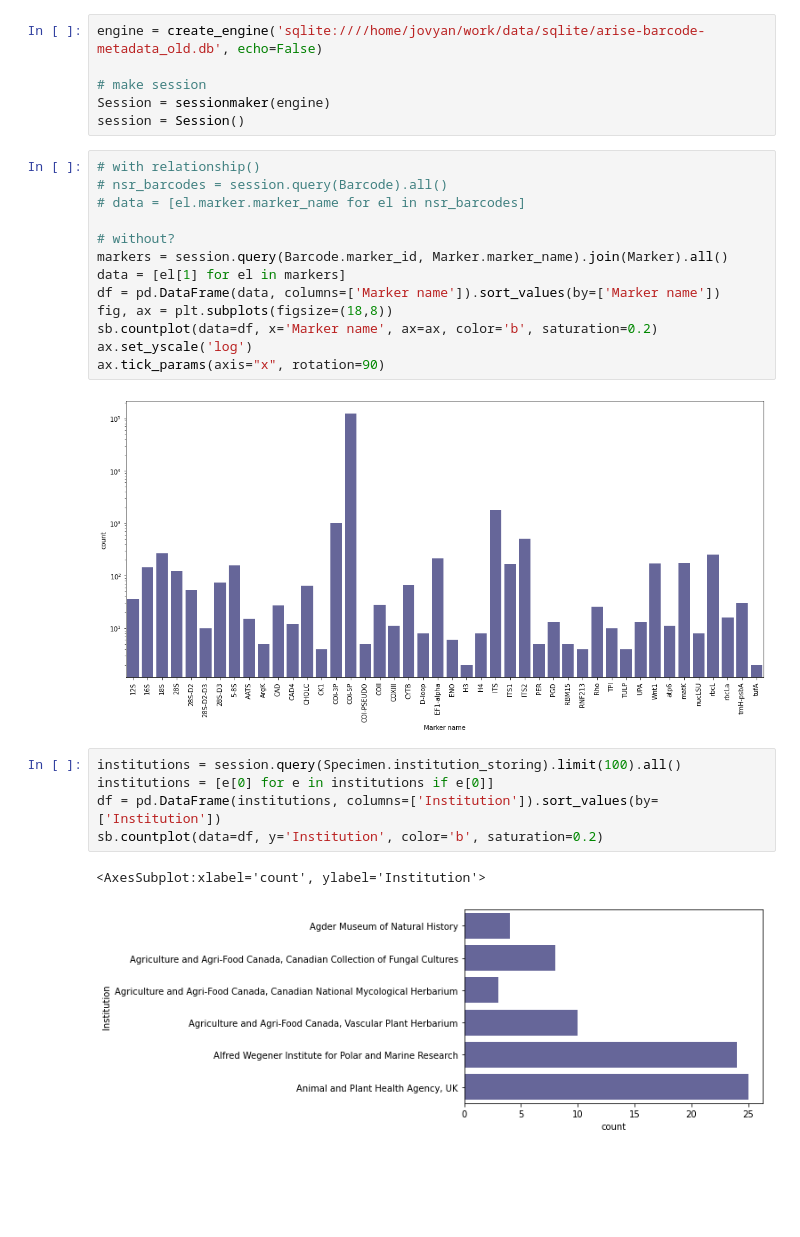
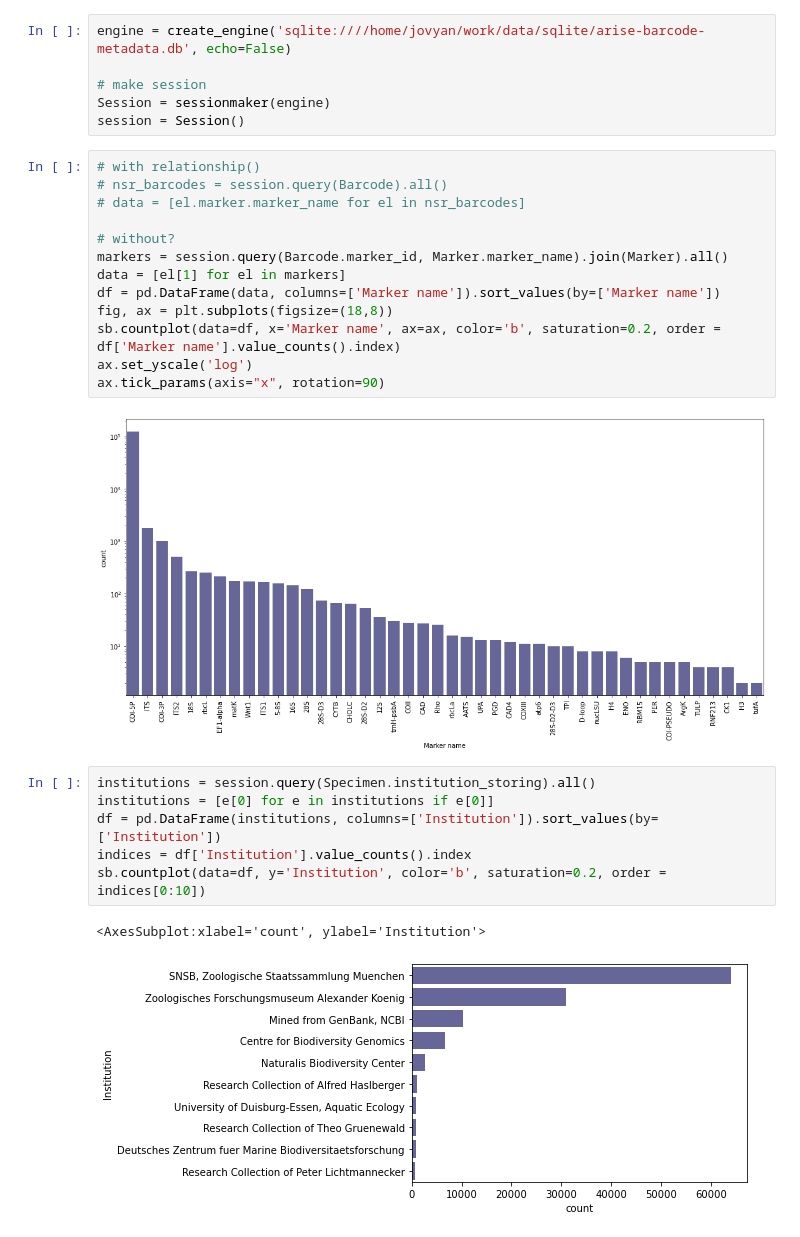
Before and after one commit to bge-barcoding/ibol-europe-gaplist-app, a Jupyter notebook: jupyter/scripts/report.ipynb, the cells around one changed output. Saved outputs shown, nothing was run; the diff lists cells and outputs as text; blank space fills up the shorter version.

```diff
--- a/jupyter/scripts/report.ipynb
+++ b/jupyter/scripts/report.ipynb
@@ -18,7 +20,7 @@ import os
 os.environ['QT_QPA_PLATFORM']='offscreen'  # to avoid to kill the kernel using ete render
 os.environ['XDG_RUNTIME_DIR']='/tmp/runtime-jovyan'
 # %%
-engine = create_engine('sqlite:////home/jovyan/work/data/sqlite/arise-barcode-metadata_old.db', echo=False)
+engine = create_engine('sqlite:////home/jovyan/work/data/sqlite/arise-barcode-metadata.db', echo=False)
 
 # make session
 Session = sessionmaker(engine)
@@ -33,16 +35,17 @@ markers = session.query(Barcode.marker_id, Marker.marker_name).join(Marker).all(
 data = [el[1] for el in markers]
 df = pd.DataFrame(data, columns=['Marker name']).sort_values(by=['Marker name'])
 fig, ax = plt.subplots(figsize=(18,8))
-sb.countplot(data=df, x='Marker name', ax=ax, color='b', saturation=0.2)
+sb.countplot(data=df, x='Marker name', ax=ax, color='b', saturation=0.2, order = df['Marker name'].value_counts().index)
 ax.set_yscale('log')
 ax.tick_params(axis="x", rotation=90)
 # %% [output]
-[figure, old version]
+[figure, new version]
 # %%
-institutions = session.query(Specimen.institution_storing).limit(100).all()
+institutions = session.query(Specimen.institution_storing).all()
 institutions = [e[0] for e in institutions if e[0]]
 df = pd.DataFrame(institutions, columns=['Institution']).sort_values(by=['Institution'])
-sb.countplot(data=df, y='Institution', color='b', saturation=0.2)
+indices = df['Institution'].value_counts().index
+sb.countplot(data=df, y='Institution', color='b', saturation=0.2, order = indices[0:10])
 # %% [output]
 <AxesSubplot:xlabel='count', ylabel='Institution'>
-[figure, old version]
+[figure, new version]
```
Also changed, not shown: parts of 6 cells of this notebook, 1 other file.
